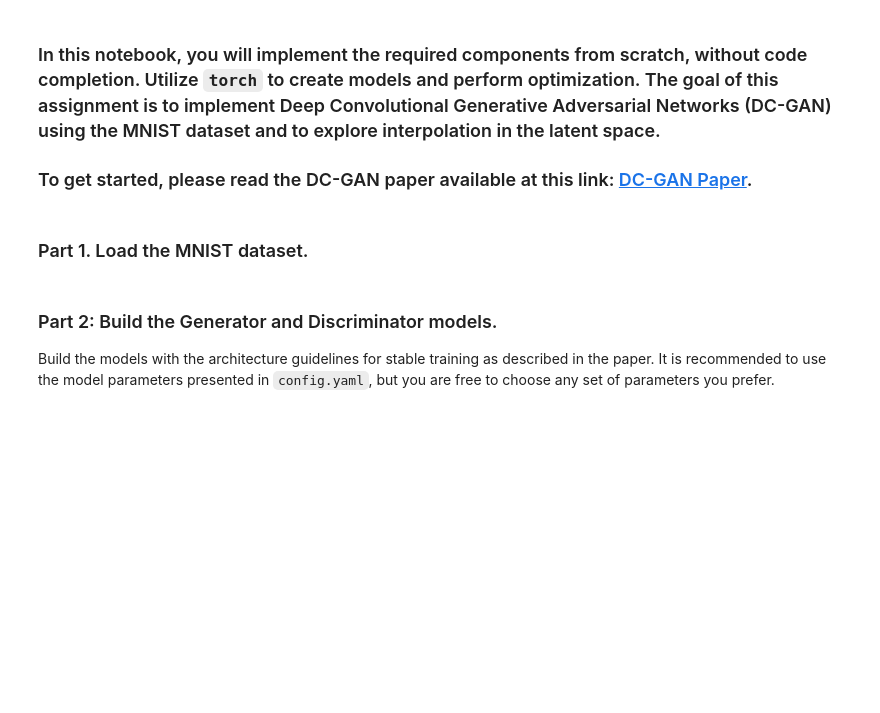
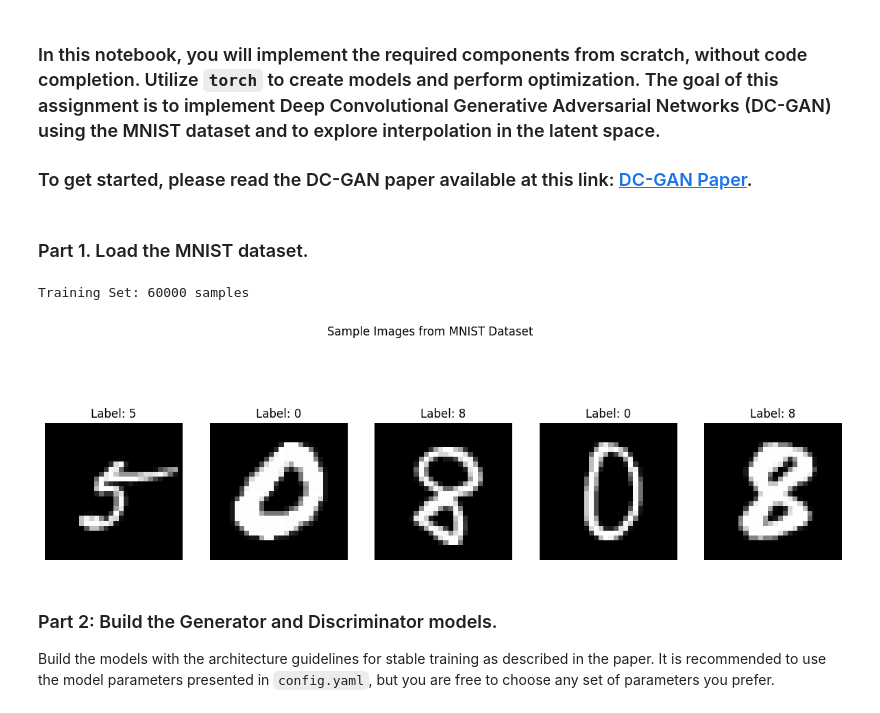
Before and after one commit to AmirHosseinNaghdi2003/Deep-Generative-Models, a Jupyter notebook: CHW3/DGM_HW3_GAN_Practical.ipynb, the cells around one changed output. Saved outputs shown, nothing was run; the diff lists cells and outputs as text; code cells hidden in the pictures; blank space fills up the shorter version.

```diff
--- a/CHW3/DGM_HW3_GAN_Practical.ipynb
+++ b/CHW3/DGM_HW3_GAN_Practical.ipynb
@@ -42,6 +56,48 @@ std_id = ''
 ### To get started, please read the DC-GAN paper available at this link: [DC-GAN Paper](https://arxiv.org/abs/1511.06434v2).
 # %% [markdown]
 ### Part 1. Load the MNIST dataset.
+# %%
+# Define transformations for the dataset
+transform = transforms.Compose([
+    transforms.ToTensor(),  # Convert images to PyTorch tensors
+    transforms.Normalize((0.5,), (0.5,))  # Normalize pixel values to [-1, 1]
+])
+
+# Load the MNIST dataset
+batch_size = 128
+dataset = torchvision.datasets.MNIST(
+    root='./data',  # Path to store the dataset
+    train=True,     # Load training set
+    transform=transform,  # Apply transformations
+    download=True   # Download if not already available
+)
+
+# Create DataLoaders for batching
+train_loader = DataLoader(dataset, batch_size=batch_size, shuffle=True)
+
+# Print dataset sizes
+print(f"Training Set: {len(dataset)} samples")
+# %% [output]
+Training Set: 60000 samples
+# %%
+# Visualize some images from the dataset
+def show_images(images, labels, title):
+    fig, axs = plt.subplots(1, len(images), figsize=(15, 5))
+    for i, (img, label) in enumerate(zip(images, labels)):
+        axs[i].imshow(img.squeeze(), cmap='gray')
+        axs[i].set_title(f"Label: {label}")
+        axs[i].axis('off')
+    plt.suptitle(title)
+    plt.show()
+
+# Fetch a batch of images
+data_iter = iter(train_loader)
+images, labels = next(data_iter)
+
+# Display the first 5 images and their labels
+show_images(images[:5], labels[:5], title="Sample Images from MNIST Dataset")
+# %% [output]
+[figure, added]
 # %% [markdown]
 ### Part 2: Build the Generator and Discriminator models.
 Build the models with the architecture guidelines for stable training as described in the paper. It is recommended to use the model parameters presented in `config.yaml`, but you are free to choose any set of parameters you prefer.
```
Also changed, not shown: parts of 29 cells of this notebook.
